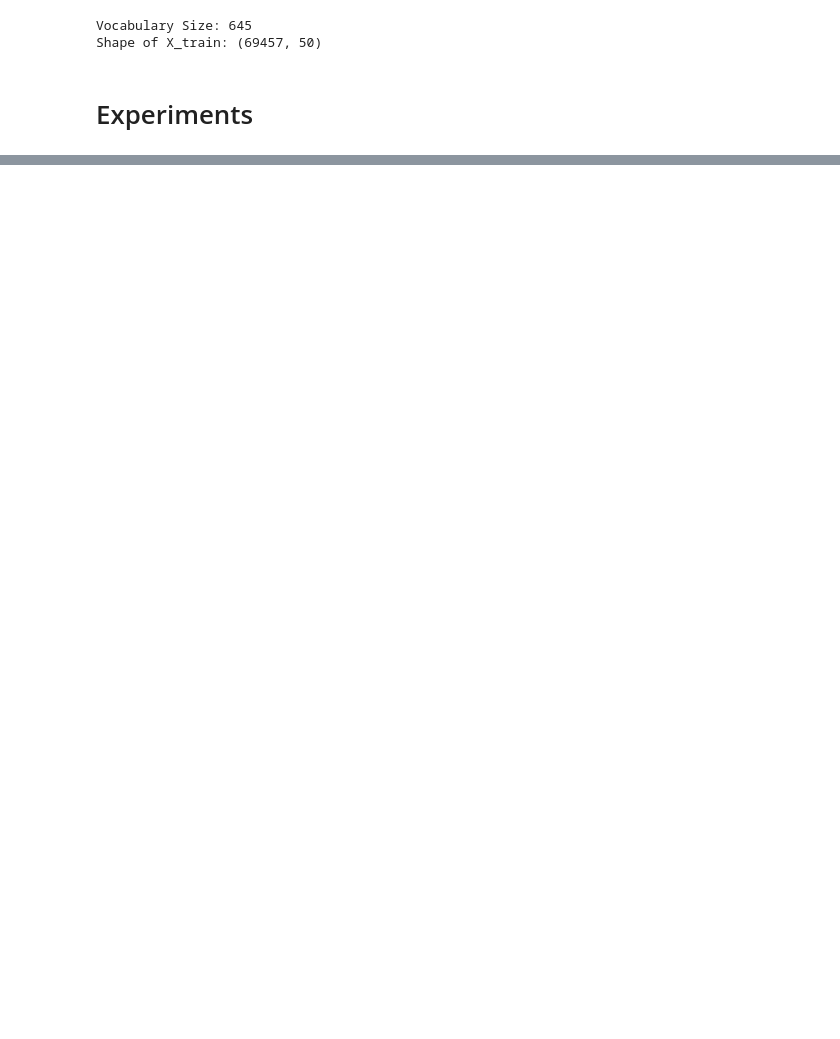
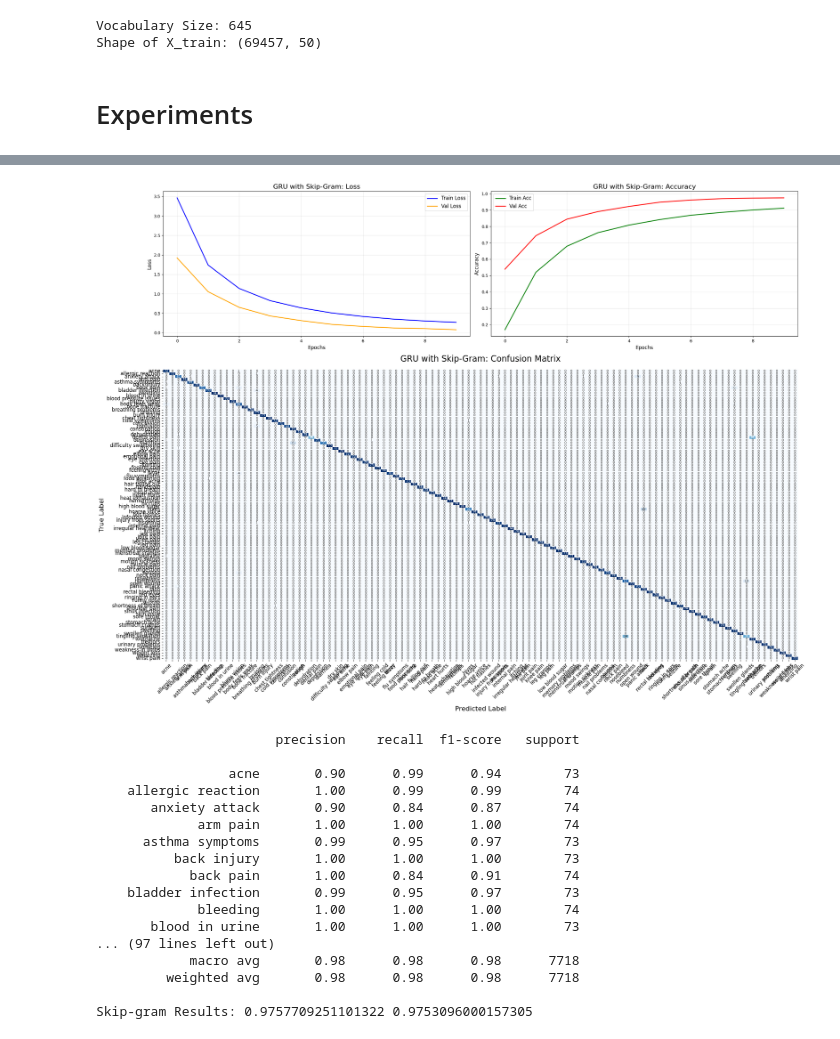
Before and after one commit to elyse003/Formative2_Medical_Text_Classification, a Jupyter notebook: notebooks/04_egide_gru.ipynb, the cells around one changed output, grey strips where cells are left out. Drawn from its saved outputs; the diff is of its cells as text; code cells hidden in the pictures; blank space fills up the shorter version.

```diff
--- a/notebooks/04_egide_gru.ipynb
+++ b/notebooks/04_egide_gru.ipynb
@@ -401,7 +479,7 @@ model_skipgram.compile(
 
 # 4. Train (Using Padded Sequences)
 print("Training Skip-gram GRU...")
-model_skipgram.fit(
+history_sg = model_skipgram.fit(
     X_train_pad, y_train,
     callbacks=[
         tf.keras.callbacks.ReduceLROnPlateau(monitor='val_loss', factor=0.5, patience=2, min_lr=1e-5),
@@ -415,6 +493,9 @@ model_skipgram.fit(
 
 # 5. Evaluate
 y_pred_sg = model_skipgram.predict(X_test_pad).argmax(axis=1)
+
+plot_training_results(history_sg, y_test, y_pred_sg, le.classes_, model_name="GRU with Skip-Gram")
+
 acc_sg = accuracy_score(y_test, y_pred_sg)
 f1_sg = f1_score(y_test, y_pred_sg, average='weighted')
 
@@ -441,3 +528,21 @@ Skip-gram Results: 0.9787509717543404 0.9787211649205848
+[figure, added]
+                       precision    recall  f1-score   support
+
+                 acne       0.90      0.99      0.94        73
+    allergic reaction       1.00      0.99      0.99        74
+       anxiety attack       0.90      0.84      0.87        74
+             arm pain       1.00      1.00      1.00        74
+      asthma symptoms       0.99      0.95      0.97        73
+          back injury       1.00      1.00      1.00        73
+            back pain       1.00      0.84      0.91        74
+    bladder infection       0.99      0.95      0.97        73
+             bleeding       1.00      1.00      1.00        74
+       blood in urine       1.00      1.00      1.00        73
+... (97 lines left out)
+            macro avg       0.98      0.98      0.98      7718
+         weighted avg       0.98      0.98      0.98      7718
+
+Skip-gram Results: 0.9757709251101322 0.9753096000157305
 # %%
 # Experiment 3: GloVe + GRU
 # 1. Setup Paths & Download GloVe (if missing)
```
Also changed, not shown: parts of 9 cells of this notebook, 2 other files.
